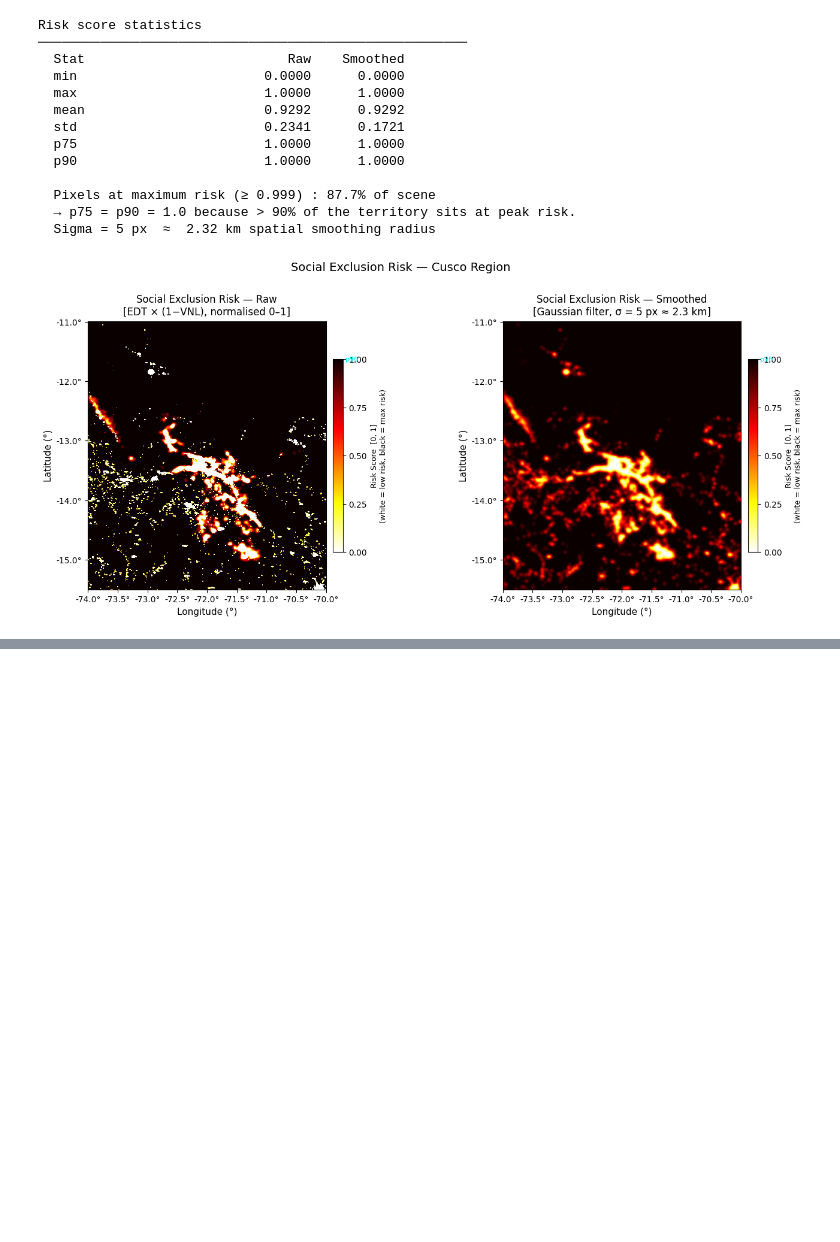
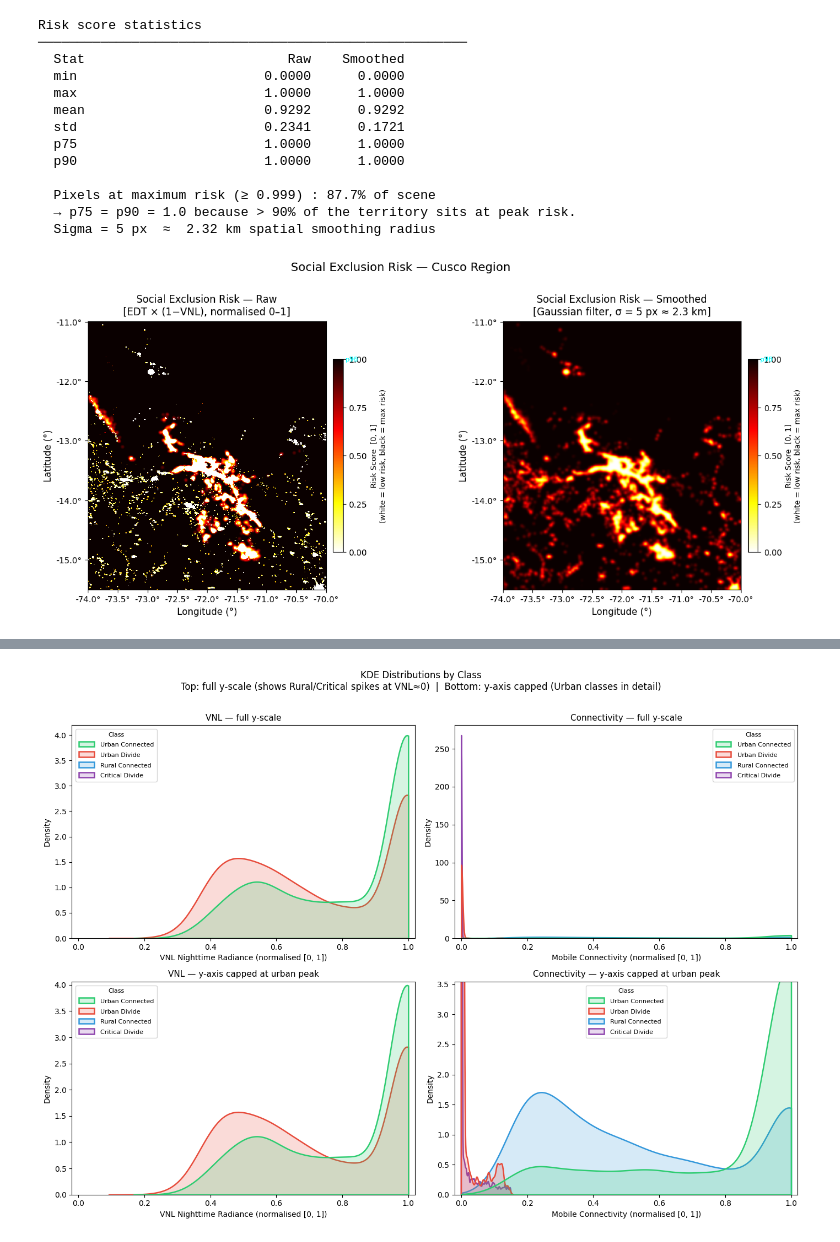
Before and after one commit to Erics-20/raster-digital-divide, a Jupyter notebook: notebooks/digital_divide_cusco.ipynb, the cells around one changed output, grey strips where cells are left out. Saved outputs shown, nothing was run; the diff lists cells and outputs as text; code cells hidden in the pictures; blank space fills up the shorter version.

```diff
--- a/digital_divide_cusco.ipynb
+++ b/notebooks/digital_divide_cusco.ipynb
@@ -922,0 +1173,77 @@ plt.show()
+# %%
+import seaborn as sns
+import matplotlib.pyplot as plt
+
+CLASS_PALETTE = {
+    "Urban Connected": "#2ECC71",
+    "Urban Divide":    "#E74C3C",
+    "Rural Connected": "#3498DB",
+    "Critical Divide": "#8E44AD",
+}
+
+# 1-in-20 subsample keeps seaborn KDE fast without distorting the shape
+plot_df = flat_df.iloc[::20].copy()
+
+fig, axes = plt.subplots(2, 2, figsize=(14, 10))
+fig.suptitle(
+    "KDE Distributions by Class\n"
+    "Top: full y-scale (shows Rural/Critical spikes at VNL≈0)  |  "
+    "Bottom: y-axis capped (Urban classes in detail)",
+    fontsize=12, y=1.01,
+)
+
+for col_idx, (col, xlabel) in enumerate(zip(
+    ["VNL", "Connectivity"],
+    ["VNL Nighttime Radiance (normalised [0, 1])",
+     "Mobile Connectivity (normalised [0, 1])"],
+)):
+    for row_idx in range(2):
+        ax = axes[row_idx][col_idx]
+
+        sns.kdeplot(
+            data=plot_df,
+            x=col,
+            hue="Class Name",
+            hue_order=CLASS_ORDER,
+            palette=CLASS_PALETTE,
+            fill=True,
+            alpha=0.20,
+            linewidth=1.8,
+            common_norm=False,
+            clip=(0, 1),
+            ax=ax,
+        )
+
+        ax.set_xlabel(xlabel, fontsize=10)
+        ax.set_ylabel("Density", fontsize=10)
+        ax.set_xlim(-0.02, 1.02)
+
+        legend = ax.get_legend()
+        if legend:
+            legend.set_title("Class", prop={"size": 8})
+            for text in legend.get_texts():
+                text.set_fontsize(8)
+
+        if row_idx == 0:
+            ax.set_title(f"{'VNL' if col_idx == 0 else 'Connectivity'} — full y-scale",
+                         fontsize=11, pad=6)
+        else:
+            # Cap y-axis at the peak density of the two Urban classes only
+            urban_df = plot_df[plot_df["Class Name"].isin(["Urban Connected", "Urban Divide"])]
+            from scipy.stats import gaussian_kde
+            if len(urban_df) > 1:
+                xs = urban_df[col].values
+                kde_est = gaussian_kde(xs)
+                import numpy as np
+                x_grid = np.linspace(0, 1, 500)
+                y_peak = kde_est(x_grid).max()
+            else:
+                y_peak = 5
+            ax.set_ylim(0, y_peak * 1.15)
+            ax.set_title(f"{'VNL' if col_idx == 0 else 'Connectivity'} — y-axis capped at urban peak",
+                         fontsize=11, pad=6)
+
+plt.tight_layout()
+plt.show()
+# %% [output]
+[figure, added]
```
Also changed, not shown: parts of 11 cells of this notebook, 1 other file.
